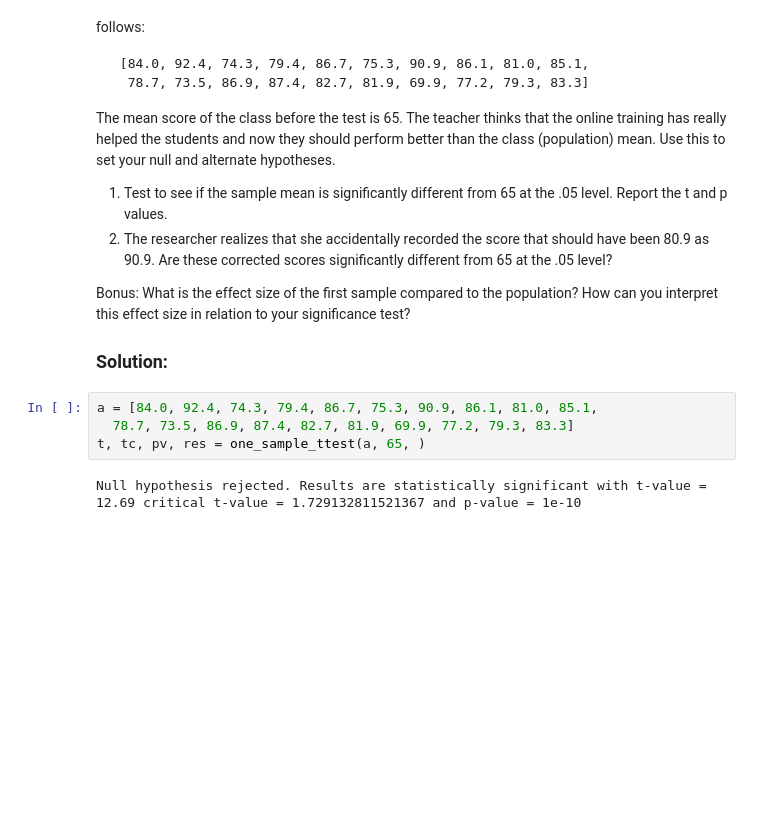
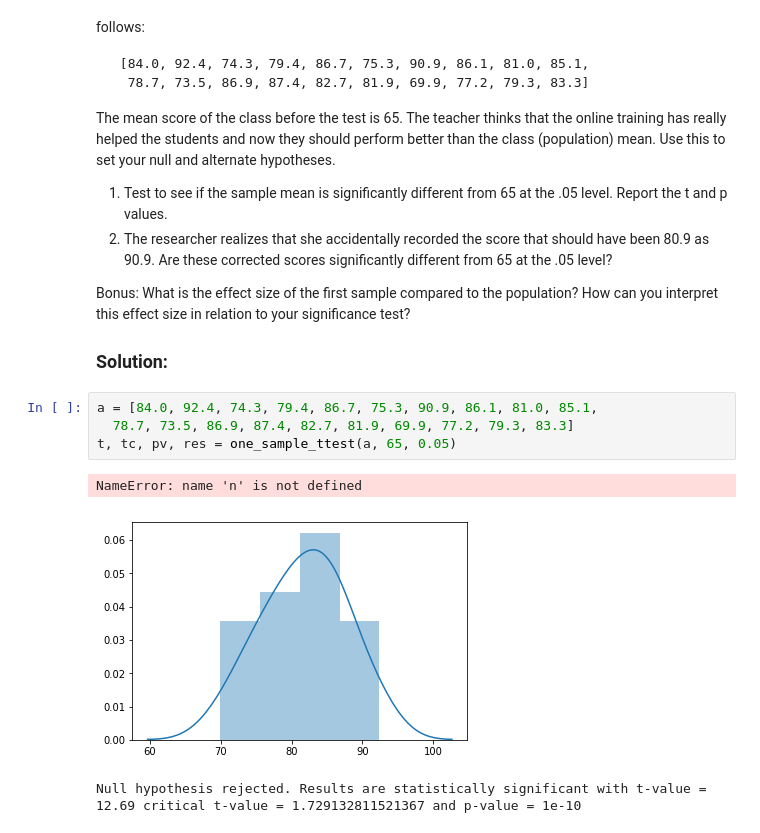
Before and after one commit to aschams/dsc-one-sample-t-tests-lab-dc-ds-060319, a Jupyter notebook: index.ipynb, the cells around one changed output. Saved outputs shown, nothing was run; the diff lists cells and outputs as text; blank space fills up the shorter version.

```diff
--- a/index.ipynb
+++ b/index.ipynb
@@ -67,7 +67,10 @@ Bonus: What is the effect size of the first sample compared to the population? H
 # %%
 a = [84.0, 92.4, 74.3, 79.4, 86.7, 75.3, 90.9, 86.1, 81.0, 85.1,
   78.7, 73.5, 86.9, 87.4, 82.7, 81.9, 69.9, 77.2, 79.3, 83.3]
-t, tc, pv, res = one_sample_ttest(a, 65, )
+t, tc, pv, res = one_sample_ttest(a, 65, 0.05)
+# %% [output]
+NameError: name 'n' is not defined
+[figure, added]
 # %%
 # %% [output]
 Null hypothesis rejected. Results are statistically significant with t-value = 12.69 critical t-value = 1.729132811521367 and p-value = 1e-10
```
